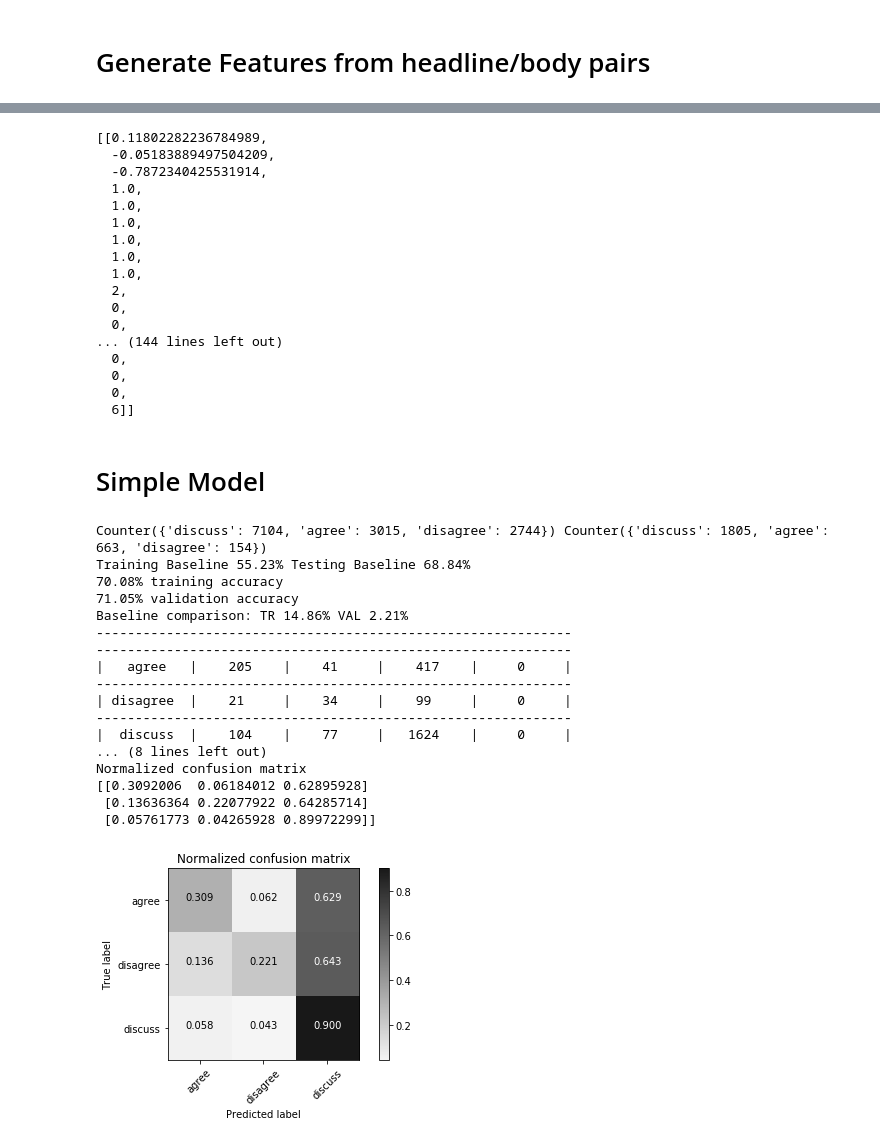
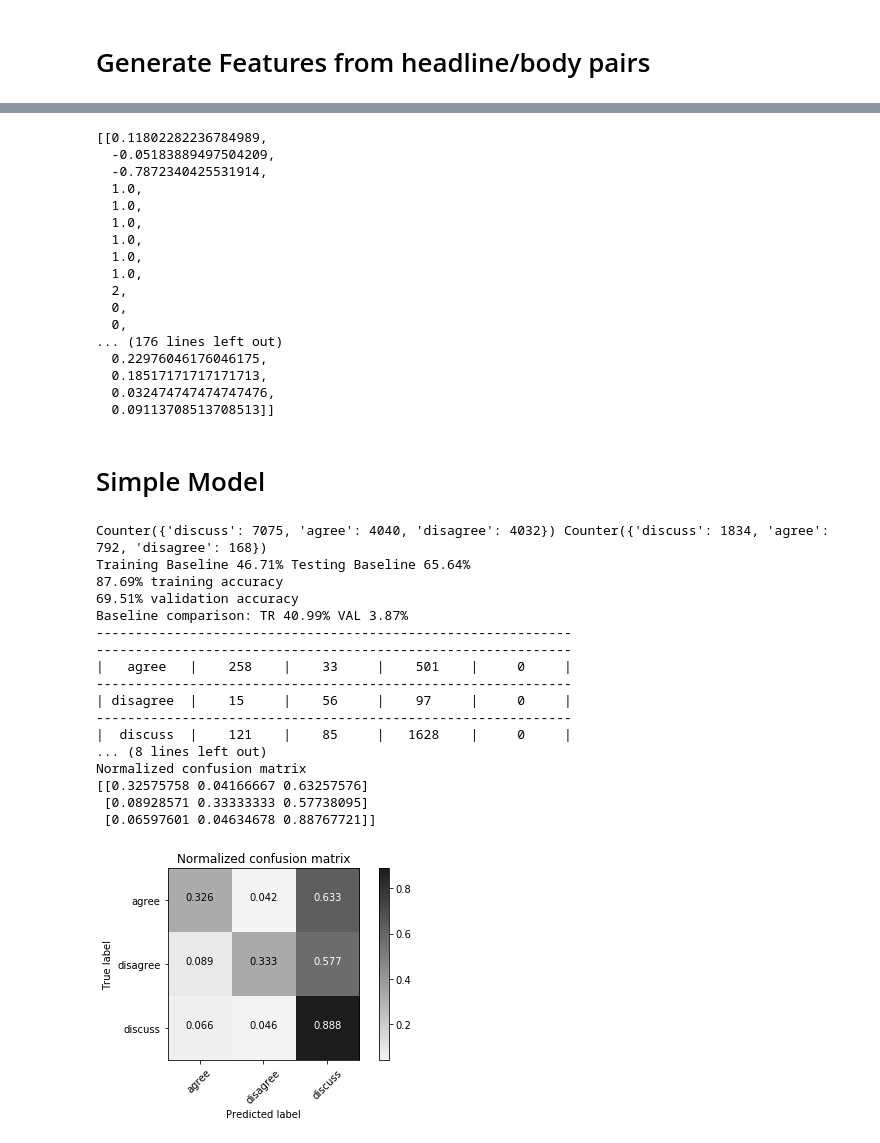
Before and after one commit to CornellDataScience/Insights-FakeNews, a Jupyter notebook: Graph Model.ipynb, the cells around one changed output, grey strips where cells are left out. Saved outputs shown, nothing was run; the diff lists cells and outputs as text; code cells hidden in the pictures.

Commit message:
mixed model eval

```diff
--- a/Graph Model.ipynb
+++ b/Graph Model.ipynb
@@ -67,7 +67,7 @@ def get_avg_sentiment(lst):
     return list(np.mean(sents, axis = 0))
 
 def get_diff_sentiment(a,b):
-    return list(np.absolute(np.array(a) - np.array(b)))
+    return list(np.array(a) - np.array(b))
 # %%
 def train_test_split(bodies, stances, split=0.8):
     idx = np.random.permutation(np.arange(len(bodies)))
@@ -397,7 +423,7 @@ for headline in range(len(stance_data)):
     if h not in headline_info:
         nlp_h = nlp(preprocess(h))
         headline_edges = get_edges(nlp_h)
-        headline_graph = nx.DiGraph(list(set([(e[0]['token'], e[1]['token']) for e in edges])))
+        headline_graph = nx.DiGraph(list(set([(e[0]['token'], e[1]['token']) for e in headline_edges])))
         headline_subj = get_topics(nlp_h)
         headline_svo = get_svos(nlp_h)
         headline_root_dist = root_distance(headline_graph, list(headline_svo[1].keys())[0])
@@ -534,17 +590,26 @@ def get_features(stance_df, n_sent = 5):
         doubt_path_cos_sim = cosine_similarity(headline_doubt_paths, body_doubt_paths)
 
         #root distance
-        avg_summary_root_dist = None
-        non_null = [x for x in summary_root_dist if x != None]
-        if len(non_null) != 0:
-            avg_summary_root_dist = sum(non_null)/len(non_null)
+        summary_root_dists = [x if x != None else 15 for x in summary_root_dist]
+        avg_summary_root_dist = sum(summary_root_dists)/len(summary_root_dists)
         root_dist_feats = [headline_root_dist, avg_summary_root_dist]
-        root_dist_feats = [x/10 if x != None else 1 for x in root_dist_feats]
+        root_dist_feats = [x/15 if x != None else 1 for x in root_dist_feats]
+        root_dist_feats = root_dist_feats + [int(headline_root_dist == None), len([x for x in summary_root_dist if x != None])]
 
         #sentiment
         headline_sent = get_sentiment(headline.text)
         body_sents = [get_sentiment(s.text) for s in summary]
+        avg_body_sent = list(np.mean(body_sents, axis = 0))
+        diff_avg_sents = list(np.array(headline_sent) - avg_body_sent)
         diff_sents = list(np.sum([get_diff_sentiment(headline_sent, s) for s in body_sents], axis = 0))
+        sent_cos_sim = cosine_similarity(headline_sent, avg_body_sent)
+
+        headline_sentics = get_sentics(headline.text)
+        body_sentics = [get_sentics(s.text) for s in summary]
+        avg_body_sentics = list(np.mean(body_sentics, axis = 0))
+        diff_avg_sentics = list(np.array(headline_sentics) - avg_body_sentics)
+        diff_sentics = list(np.sum([get_diff_sentiment(headline_sentics, s) for s in body_sentics], axis = 0))
+        sentics_cos_sim = cosine_similarity(headline_sentics, avg_body_sentics)
 
         #bow
         headline_vocab = set([tok.lemma_.lower() for tok in headline])
@@ -563,16 +628,17 @@ def get_features(stance_df, n_sent = 5):
         hd_dist = list(headline_neg_ancestors[3:])
         body_dist = list(np.sum(summary_neg_counts, axis = 0))
         dist_sim = cosine_similarity(hd_dist, body_dist)
-
         #build final features list
-        fts = ([fst_cos_sim, avg_cos_sim, bow_cos_sim,
+        fts = (
+            [fst_cos_sim, avg_cos_sim, bow_cos_sim,
                 neg_path_cos_sim, hedge_path_cos_sim, doubt_path_cos_sim,
                 neg_anc_sim, hedge_anc_sim, doubt_anc_sim,
                 neg_anc_overlap, hedge_anc_overlap, doubt_anc_overlap,
                 cos_sim_s, cos_sim_v, cos_sim_o,
-                dist_sim] +
-            headline_sent + diff_sents + root_dist_feats +
-            hd_dist + body_dist
+                dist_sim, sent_cos_sim, sentics_cos_sim] +
+            diff_avg_sents + diff_sents + diff_avg_sentics + diff_sentics +
+            root_dist_feats + hd_dist + body_dist +
+            headline_sent + avg_body_sent + headline_sentics + avg_body_sentics
         )
         features.append(fts)
         actual.append(s)
@@ -592,5 +658,5 @@ for idx, d in enumerate(list(train_stances.values)):
 # %%
-list(stance_dict.values())[0:5]
+list(stance_dict.values())[0:3]
 # %% [output]
 [[0.11802282236784989,
   -0.05183889497504209,
@@ -604,8 +670,8 @@ list(stance_dict.values())[0:5]
   2,
   0,
   0,
-... (144 lines left out)
-  0,
-  0,
-  0,
-  6]]
+... (176 lines left out)
+  0.22976046176046175,
+  0.18517171717171713,
+  0.032474747474747476,
+  0.09113708513708513]]
@@ -612,7 +730,7 @@ list(stance_dict.values())[0:5]
 # %% [markdown]
 # Simple Model
 # %%
-sampling = [1,4,1]
+sampling = [1.4,6,1]
 stances_tr, stances_val = train_test_split(train_bodies, train_stances)
 disagrees = stances_tr[stances_tr["Stance"]=="disagree"].sample(frac=sampling[1], replace = True).reset_index(drop=True)
 agrees = stances_tr[stances_tr["Stance"]=="agree"].sample(frac=sampling[0], replace = True).reset_index(drop=True)
@@ -632,49 +750,49 @@ baseline_val = max([c2['agree'],c2['disagree'],c2['discuss']])/(c2['agree']+c2['
 print(c1, c2)
 print("Training Baseline {0:.2f}% Testing Baseline {1:.2f}%".format(baseline_tr * 100, baseline_val * 100))
 
-# model = RandomForestClassifier(max_depth = 10, n_estimators=500, random_state = 0, min_samples_split = 10, min_samples_leaf = 5)
-# model = LogisticRegression(max_iter = 100)
+model = RandomForestClassifier(max_depth = 10, n_estimators=500, random_state = 0)
+#model = LogisticRegression(max_iter = 200)
 # model = SVC()
-model = GradientBoostingClassifier(n_estimators = 500, subsample = 0.1, learning_rate = 0.01, random_state=0)
+# model = GradientBoostingClassifier(n_estimators = 500, subsample = 0.1, learning_rate = 0.01, random_state=0)
 # models = list(trained_models)
 
 model.fit(training_data[0], training_data[1])
 tr_acc = model.score(training_data[0], training_data[1])
 print('{0:.2f}% training accuracy'.format(tr_acc*100))
 
 val_acc = model.score(testing_data[0], testing_data[1])
 print('{0:.2f}% validation accuracy'.format(val_acc*100))
 print("Baseline comparison: TR {0:.2f}% VAL {1:.2f}%".format((tr_acc-baseline_tr)*100,(val_acc-baseline_val)*100))
 
 actual = testing_data[1]
 predicted = model.predict(testing_data[0])
 # actual = actual + ["unrelated"] * 7500
 # predicted = np.concatenate((predicted, ["unrelated"] * 7500),axis = 0)
 sc.report_score(actual, predicted)
 print("F1 Score")
 print(f1_score(actual, predicted, average = None))
 print("Avg Precision Score")
 print(precision_score(actual, predicted, average = None))
 matrix = confusion_matrix(actual,predicted)
 plot_confusion_matrix(matrix, classes=["agree","disagree", "discuss"],
                       title='Normalized confusion matrix')
 plt.show()
 # %% [output]
-Counter({'discuss': 7104, 'agree': 3015, 'disagree': 2744}) Counter({'discuss': 1805, 'agree': 663, 'disagree': 154})
-Training Baseline 55.23% Testing Baseline 68.84%
-70.08% training accuracy
-71.05% validation accuracy
-Baseline comparison: TR 14.86% VAL 2.21%
+Counter({'discuss': 7075, 'agree': 4040, 'disagree': 4032}) Counter({'discuss': 1834, 'agree': 792, 'disagree': 168})
+Training Baseline 46.71% Testing Baseline 65.64%
+87.69% training accuracy
+69.51% validation accuracy
+Baseline comparison: TR 40.99% VAL 3.87%
 -------------------------------------------------------------
 -------------------------------------------------------------
-|   agree   |    205    |    41     |    417    |     0     |
+|   agree   |    258    |    33     |    501    |     0     |
 -------------------------------------------------------------
-| disagree  |    21     |    34     |    99     |     0     |
+| disagree  |    15     |    56     |    97     |     0     |
 -------------------------------------------------------------
-|  discuss  |    104    |    77     |   1624    |     0     |
+|  discuss  |    121    |    85     |   1628    |     0     |
 ... (8 lines left out)
 Normalized confusion matrix
-[[0.3092006  0.06184012 0.62895928]
- [0.13636364 0.22077922 0.64285714]
- [0.05761773 0.04265928 0.89972299]]
+[[0.32575758 0.04166667 0.63257576]
+ [0.08928571 0.33333333 0.57738095]
+ [0.06597601 0.04634678 0.88767721]]
-[figure, old version]
+[figure, new version]
```
Also changed, not shown: parts of 12 cells of this notebook, 7 other files.
